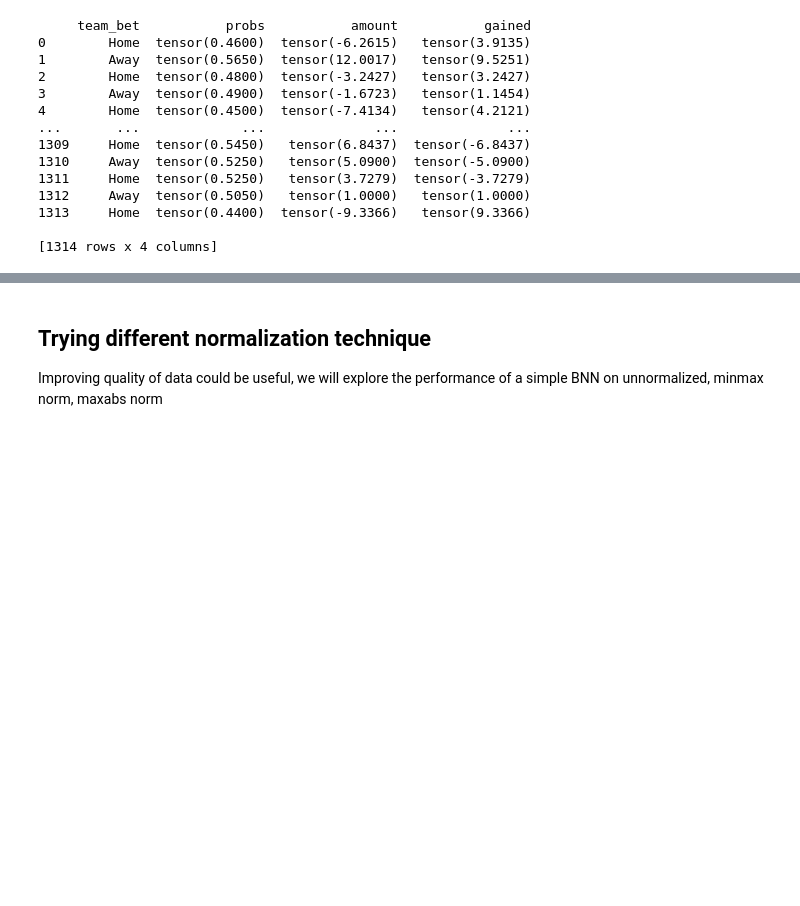
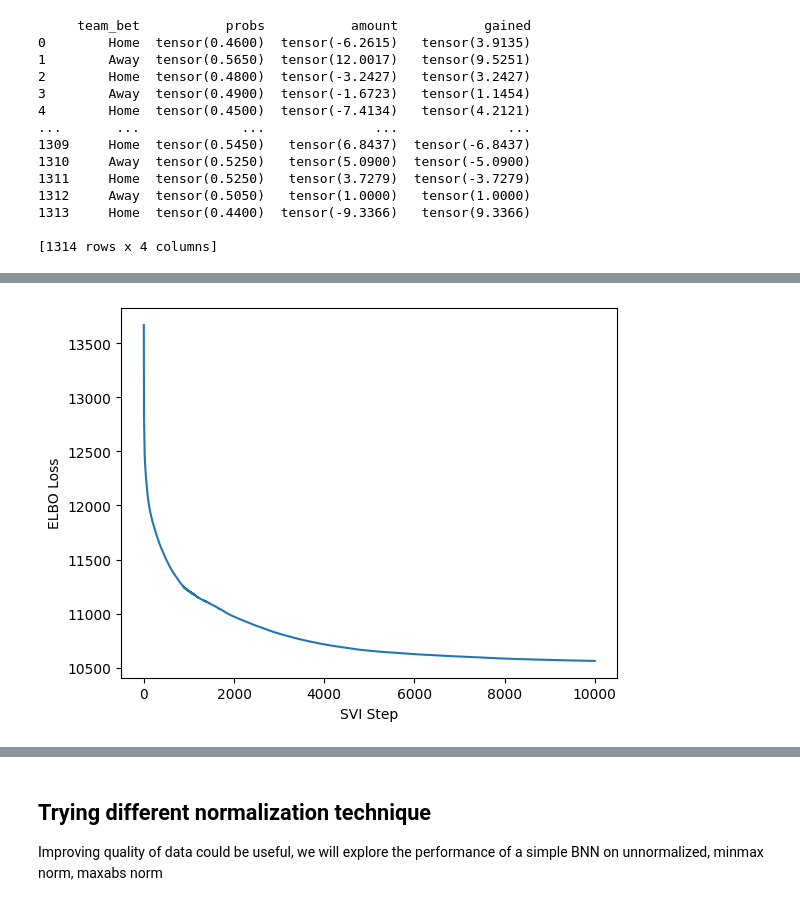
Before and after one commit to Andrei-Treil/betting_bot, a Jupyter notebook: notebooks/bnn_betting.ipynb, the cells around one changed output, grey strips where cells are left out. Saved outputs shown, nothing was run; the diff lists cells and outputs as text; code cells hidden in the pictures; blank space fills up the shorter version.

```diff
--- a/notebooks/bnn_betting.ipynb
+++ b/notebooks/bnn_betting.ipynb
@@ -900,0 +940,50 @@ print(bet_df)
+# %%
+from sklearn.preprocessing import minmax_scale, maxabs_scale
+# features = np.genfromtxt('../NBA/samps_feats/2015-2023_nba_features_maxabs.csv',delimiter=',')
+features = np.genfromtxt('../NBA/conc_feats_samps/2017-2023_features_unnorm.csv',delimiter=',')
+samples = np.genfromtxt('../NBA/conc_feats_samps/2017-2023_samples_cat.csv',delimiter=',')
+# feat_test = maxabs_scale(np.genfromtxt('../NBA/samps_feats/2023-2024_nba_features_inj.csv',delimiter=','))
+feat_test = np.genfromtxt('../NBA/conc_feats_samps/2023-2024_nba_features_inj.csv',delimiter=',')
+samp_test = np.genfromtxt('../NBA/conc_feats_samps/2023-2024_samples_cat.csv',delimiter=',')
+
+x_train = torch.FloatTensor(features)
+x_test = torch.FloatTensor(feat_test)
+
+y_train = torch.Tensor(samples)
+y_test = torch.Tensor(samp_test)
+
+# y_train_soft = Softmax(dim=1)(torch.FloatTensor(samples))
+# y_test_soft = Softmax(dim=1)(torch.FloatTensor(samp_test))
+# %%
+from pyro.infer.autoguide import AutoNormal, AutoDiagonalNormal, AutoContinuous, AutoDelta, AutoMultivariateNormal, AutoLaplaceApproximation, AutoStructured
+from pyro.optim import ClippedAdam
+from pyro.infer import TraceEnum_ELBO
+from pyro.optim import Adam
+
+pyro.clear_param_store()
+bnn_cat = BNN_Multi_Layer_SVI(in_dim=14,first_hid_dim=28,sec_hid_dim=56,thir_hid_dim=28,out_dim=2,prior_scale=2,bias_scale=7)
+guide = AutoDelta(bnn_cat)
+num_steps = 10000
+
+init_lr = 0.001
+gamma = 0.01
+lrd = gamma ** (1/num_steps)
+optim = ClippedAdam({'lr': init_lr, 'lrd': lrd, "betas": (0.95, 0.999)})
+# optim = Adam({"lr": 0.01,"betas": (0.95, 0.999)})
+
+svi = SVI(bnn_cat, guide, optim, TraceEnum_ELBO())
+losses = []
+steps = []
+
+for i in range(num_steps):
+    loss = svi.step(x_train,y_train)
+    losses.append(loss)
+    steps.append(i)
+    if i % (num_steps/10) == 0:
+        print("[iteration %04d] loss: %.4f" % (i + 1, loss / len(x_train)))
+
+plt.plot(steps,losses)
+plt.ylabel("ELBO Loss")
+plt.xlabel("SVI Step")
+plt.show()
+# %% [output]
@@ -900,0 +1000 @@ print(bet_df)
+[figure, added]
```
Also changed, not shown: parts of 8 cells of this notebook, 10 other files.
